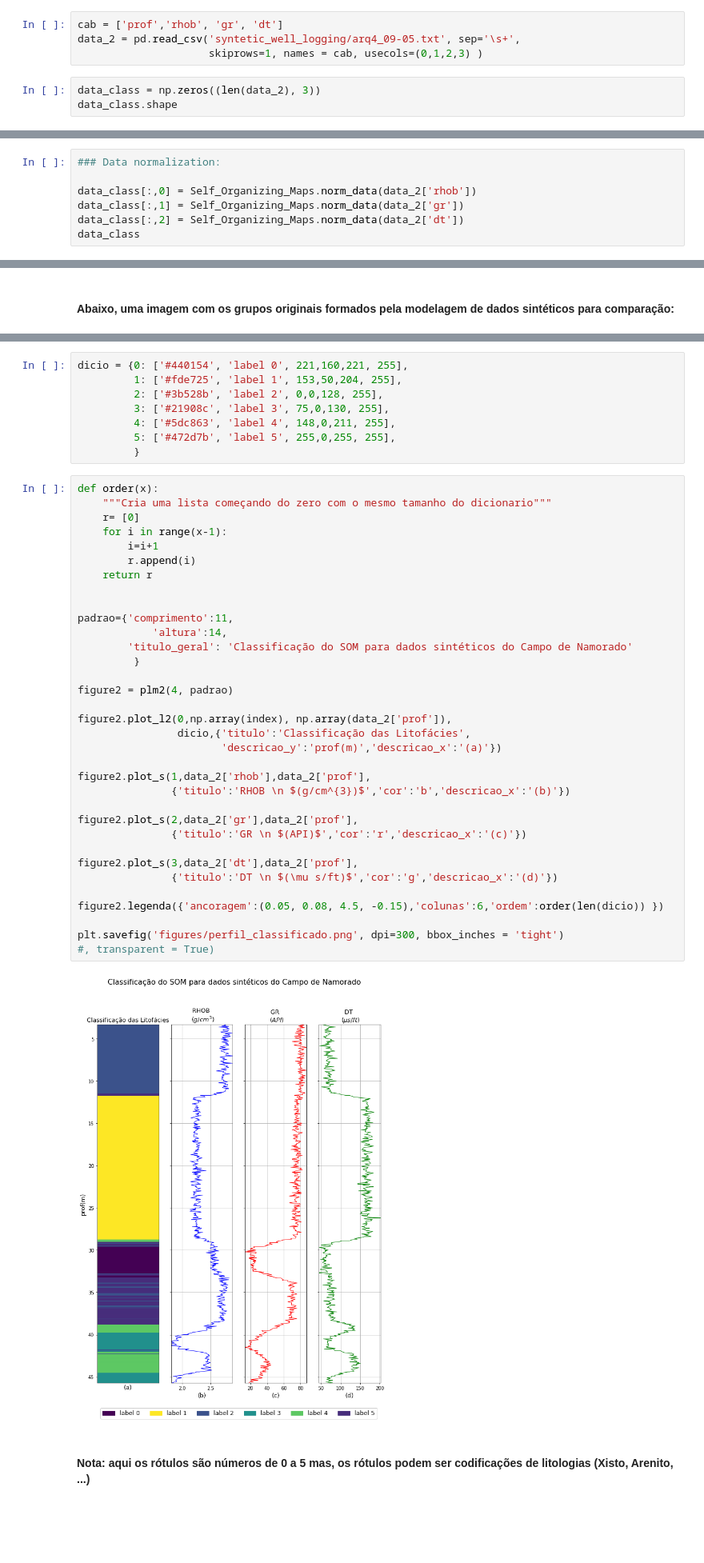
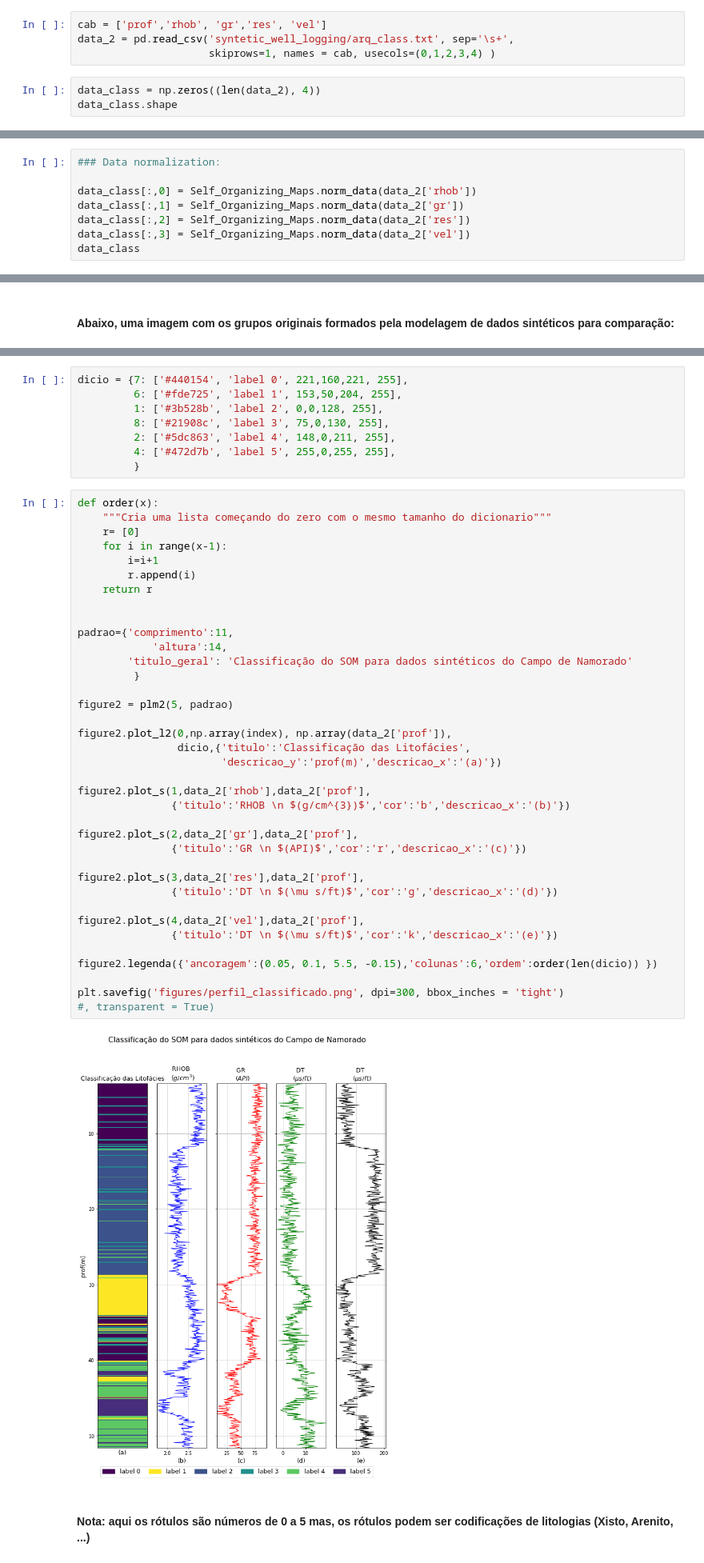
Before and after one commit to Ibsen-Gomes/Self_Organizing_Maps, a Jupyter notebook: SOM_notebook.ipynb, the cells around one changed output, grey strips where cells are left out. Shown at 80% size. Drawn from its saved outputs; the diff is of its cells as text; blank space fills up the shorter version.

```diff
--- a/SOM_notebook.ipynb
+++ b/SOM_notebook.ipynb
@@ -267,10 +271,10 @@ plt.show()
 # %% [markdown]
 ## Etapa 3.1 - Carregamento do poço P2 para classificação:
 # %%
-cab = ['prof','rhob', 'gr', 'dt']
-data_2 = pd.read_csv('syntetic_well_logging/arq4_09-05.txt', sep='\s+',
-                     skiprows=1, names = cab, usecols=(0,1,2,3) )
+cab = ['prof','rhob', 'gr','res', 'vel']
+data_2 = pd.read_csv('syntetic_well_logging/arq_class.txt', sep='\s+',
+                     skiprows=1, names = cab, usecols=(0,1,2,3,4) )
 # %%
-data_class = np.zeros((len(data_2), 3))
+data_class = np.zeros((len(data_2), 4))
 data_class.shape
 # %% [output]
@@ -280,6 +284,7 @@ data_class.shape
 
 data_class[:,0] = Self_Organizing_Maps.norm_data(data_2['rhob'])
 data_class[:,1] = Self_Organizing_Maps.norm_data(data_2['gr'])
-data_class[:,2] = Self_Organizing_Maps.norm_data(data_2['dt'])
+data_class[:,2] = Self_Organizing_Maps.norm_data(data_2['res'])
+data_class[:,3] = Self_Organizing_Maps.norm_data(data_2['vel'])
 data_class
 # %% [output]
@@ -326,47 +331,50 @@ image
 # %%
-dicio = {0: ['#440154', 'label 0', 221,160,221, 255],
-         1: ['#fde725', 'label 1', 153,50,204, 255],
-         2: ['#3b528b', 'label 2', 0,0,128, 255],
-         3: ['#21908c', 'label 3', 75,0,130, 255],
-         4: ['#5dc863', 'label 4', 148,0,211, 255],
-         5: ['#472d7b', 'label 5', 255,0,255, 255],
+dicio = {7: ['#440154', 'label 0', 221,160,221, 255],
+         6: ['#fde725', 'label 1', 153,50,204, 255],
+         1: ['#3b528b', 'label 2', 0,0,128, 255],
+         8: ['#21908c', 'label 3', 75,0,130, 255],
+         2: ['#5dc863', 'label 4', 148,0,211, 255],
+         4: ['#472d7b', 'label 5', 255,0,255, 255],
          }
 # %%
 def order(x):
     """Cria uma lista começando do zero com o mesmo tamanho do dicionario"""
     r= [0]
     for i in range(x-1):
         i=i+1
         r.append(i)
     return r
 
 
 padrao={'comprimento':11,
             'altura':14,
         'titulo_geral': 'Classificação do SOM para dados sintéticos do Campo de Namorado'
          }
 
-figure2 = plm2(4, padrao)
+figure2 = plm2(5, padrao)
 
 figure2.plot_l2(0,np.array(index), np.array(data_2['prof']),
                 dicio,{'titulo':'Classificação das Litofácies',
                        'descricao_y':'prof(m)','descricao_x':'(a)'})
 
 figure2.plot_s(1,data_2['rhob'],data_2['prof'],
                {'titulo':'RHOB \n $(g/cm^{3})$','cor':'b','descricao_x':'(b)'})
 
 figure2.plot_s(2,data_2['gr'],data_2['prof'],
                {'titulo':'GR \n $(API)$','cor':'r','descricao_x':'(c)'})
 
-figure2.plot_s(3,data_2['dt'],data_2['prof'],
+figure2.plot_s(3,data_2['res'],data_2['prof'],
                {'titulo':'DT \n $(\mu s/ft)$','cor':'g','descricao_x':'(d)'})
 
-figure2.legenda({'ancoragem':(0.05, 0.08, 4.5, -0.15),'colunas':6,'ordem':order(len(dicio)) })
+figure2.plot_s(4,data_2['vel'],data_2['prof'],
+               {'titulo':'DT \n $(\mu s/ft)$','cor':'k','descricao_x':'(e)'})
+
+figure2.legenda({'ancoragem':(0.05, 0.1, 5.5, -0.15),'colunas':6,'ordem':order(len(dicio)) })
 
 plt.savefig('figures/perfil_classificado.png', dpi=300, bbox_inches = 'tight')
 #, transparent = True)
 # %% [output]
-[figure, old version]
+[figure, new version]
 # %% [markdown]
 #### Nota: aqui os rótulos são números de 0 a 5 mas, os rótulos podem ser codificações de litologias (Xisto, Arenito, ...)
 # %% [markdown]
```
Also changed, not shown: parts of 20 cells of this notebook, 22 other files.
